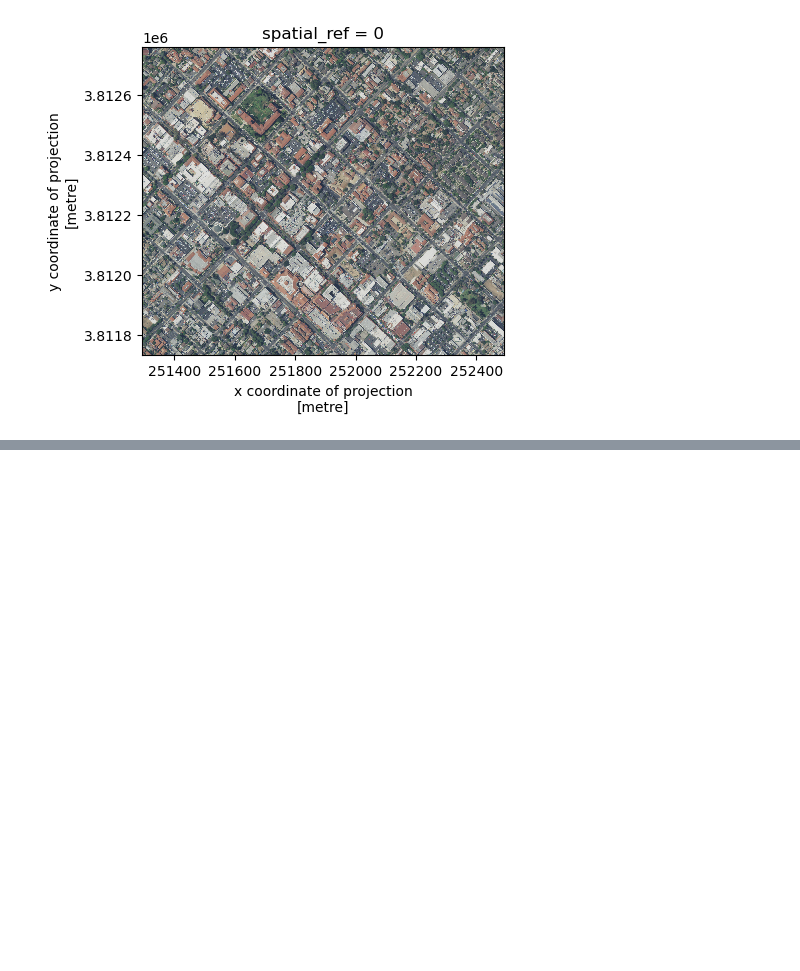
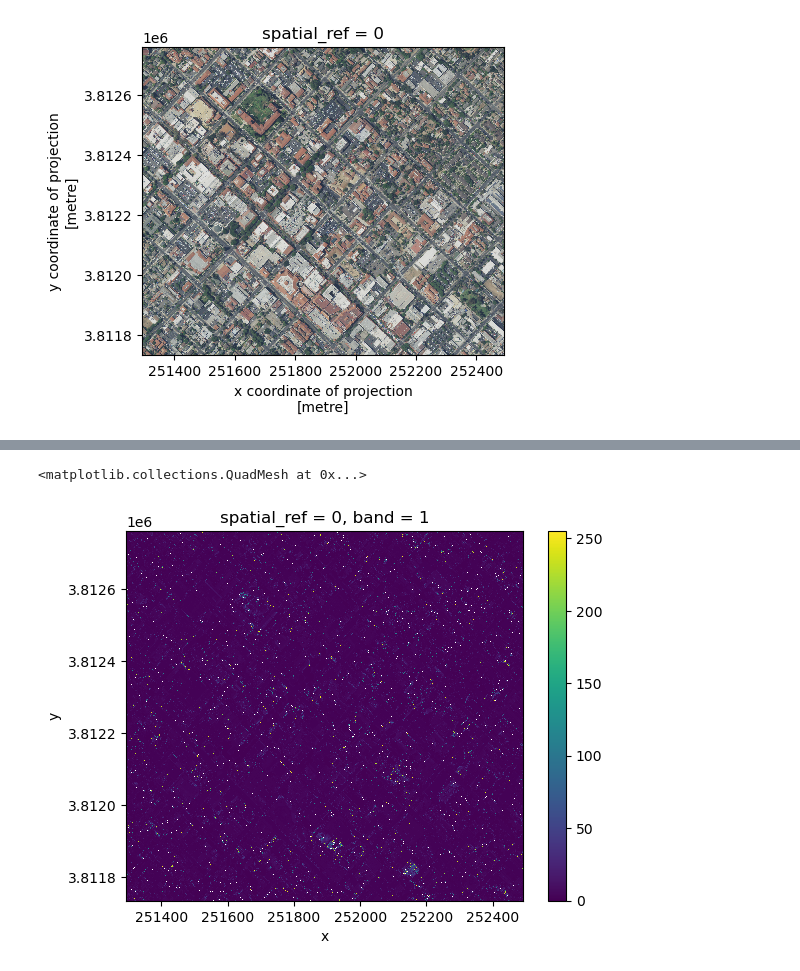
Before and after one commit to ceh58/eds220-2024-in-class, a Jupyter notebook: week-8-rioxarray-STUDENTS.ipynb, the cells around one changed output, grey strips where cells are left out. Drawn from its saved outputs; the diff is of its cells as text; code cells hidden in the pictures; blank space fills up the shorter version.

```diff
--- a/week-8-rioxarray-STUDENTS.ipynb
+++ b/week-8-rioxarray-STUDENTS.ipynb
@@ -246,0 +275,4 @@ Clipped shape:  (3, 1710, 1995)
+# %%
+# Select the red band (by selecting dimension by name and coordinate by label)
+red = rgb_small.sel(band = 1)
+red
@@ -246,0 +291,6 @@ Clipped shape:  (3, 1710, 1995)
+# %%
+ndvi = (nir - red)/(nir + red)
+ndvi.plot()
+# %% [output]
+<matplotlib.collections.QuadMesh at 0x...>
+[figure, added]
```
Also changed, not shown: parts of 8 cells of this notebook.
